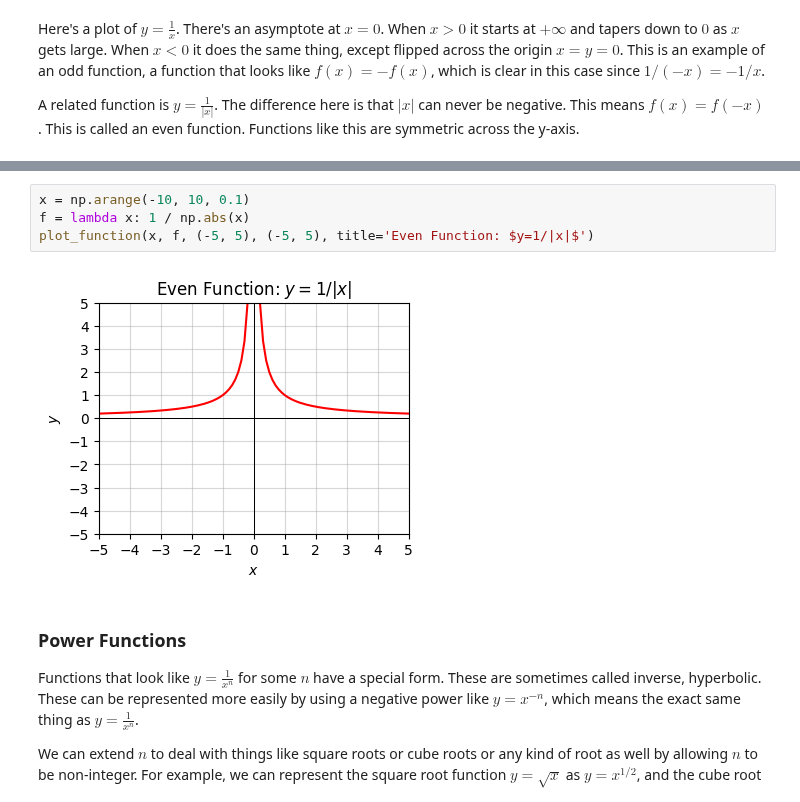
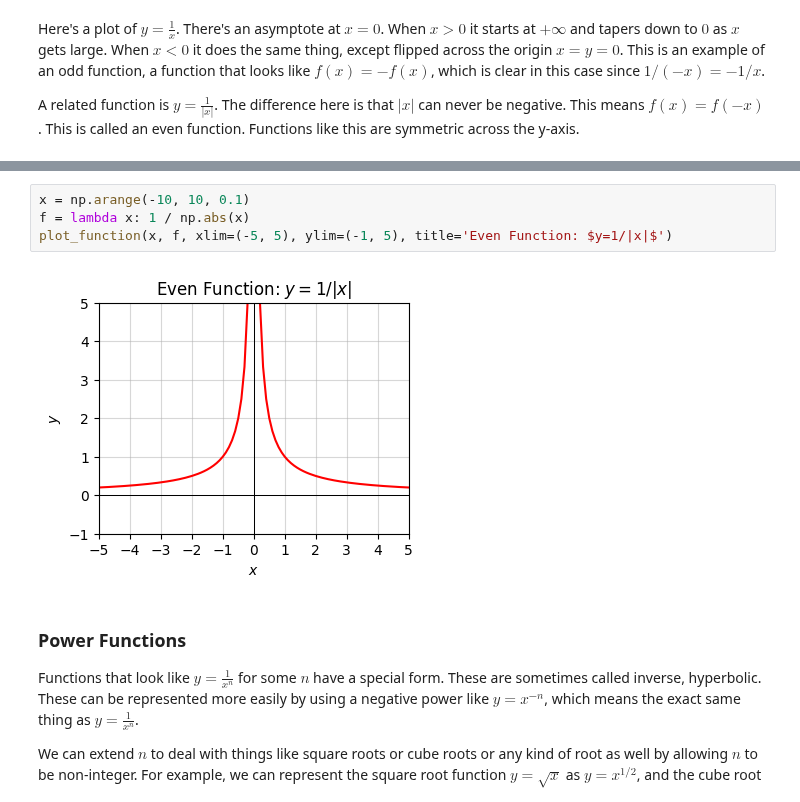
Before and after one commit to rkingery/ml-book, a Jupyter notebook: notebooks/basic-math.ipynb, the cells around one changed output, grey strips where cells are left out. Cells and saved outputs as stored; diff of their text form.

```diff
--- a/notebooks/basic-math.ipynb
+++ b/notebooks/basic-math.ipynb
@@ -189,9 +189,9 @@ plot_function(x, f, (-5, 5), (-5, 5), title='Odd Function: $y=1/x$')
 # %%
 x = np.arange(-10, 10, 0.1)
 f = lambda x: 1 / np.abs(x)
-plot_function(x, f, (-5, 5), (-5, 5), title='Even Function: $y=1/|x|$')
+plot_function(x, f, xlim=(-5, 5), ylim=(-1, 5), title='Even Function: $y=1/|x|$')
 # %% [output]
-[figure, old version]
+[figure, new version]
 # %% [markdown]
 ### Power Functions
 
```
Also changed, not shown: parts of 19 cells of this notebook.
